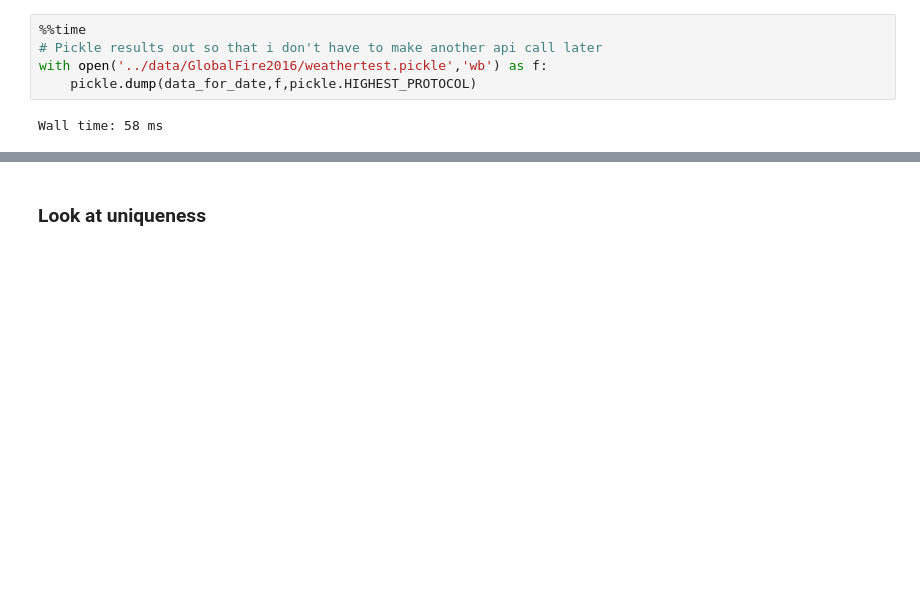
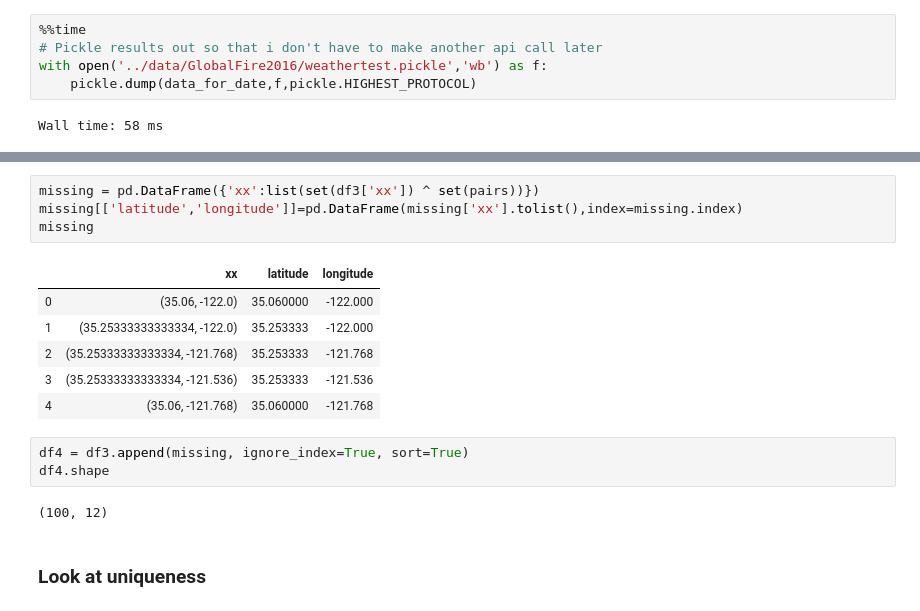
Before and after one commit to lchutny/wildfireplus, a Jupyter notebook: EDA/EDA Weather.ipynb, the cells around one changed output, grey strips where cells are left out. Drawn from its saved outputs; the diff is of its cells as text; blank space fills up the shorter version.

```diff
--- a/EDA/EDA Weather.ipynb
+++ b/EDA/EDA Weather.ipynb
@@ -294,3 +330,19 @@ df2.tail()
+# %%
+missing = pd.DataFrame({'xx':list(set(df3['xx']) ^ set(pairs))})
+missing[['latitude','longitude']]=pd.DataFrame(missing['xx'].tolist(),index=missing.index)
+missing
+# %% [output]
+|  | xx | latitude | longitude |
+| 0 | (35.06, -122.0) | 35.060000 | -122.000 |
+| 1 | (35.25333333333334, -122.0) | 35.253333 | -122.000 |
+| 2 | (35.25333333333334, -121.768) | 35.253333 | -121.768 |
+| 3 | (35.25333333333334, -121.536) | 35.253333 | -121.536 |
+| 4 | (35.06, -121.768) | 35.060000 | -121.768 |
+# %%
+df4 = df3.append(missing, ignore_index=True, sort=True)
+df4.shape
+# %% [output]
+(100, 12)
 # %% [markdown]
 ### Look at uniqueness
 # %%
```
Also changed, not shown: parts of 31 cells of this notebook, 7 other files.
